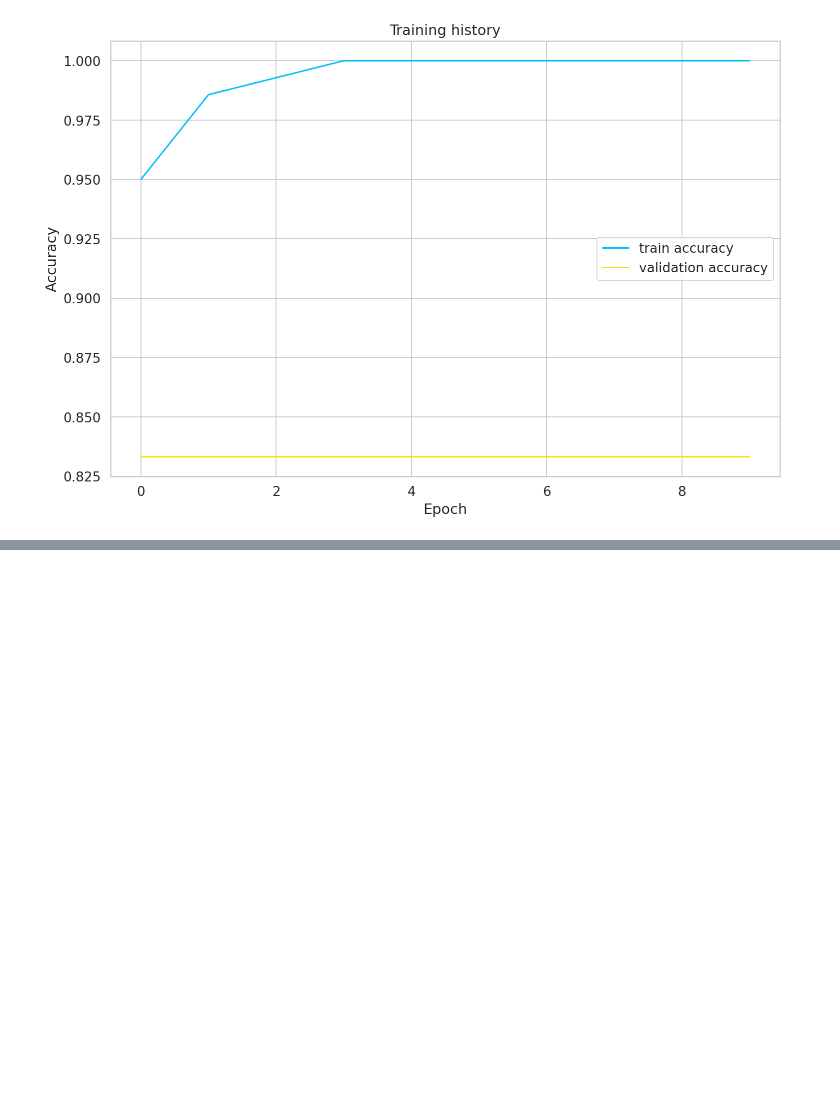
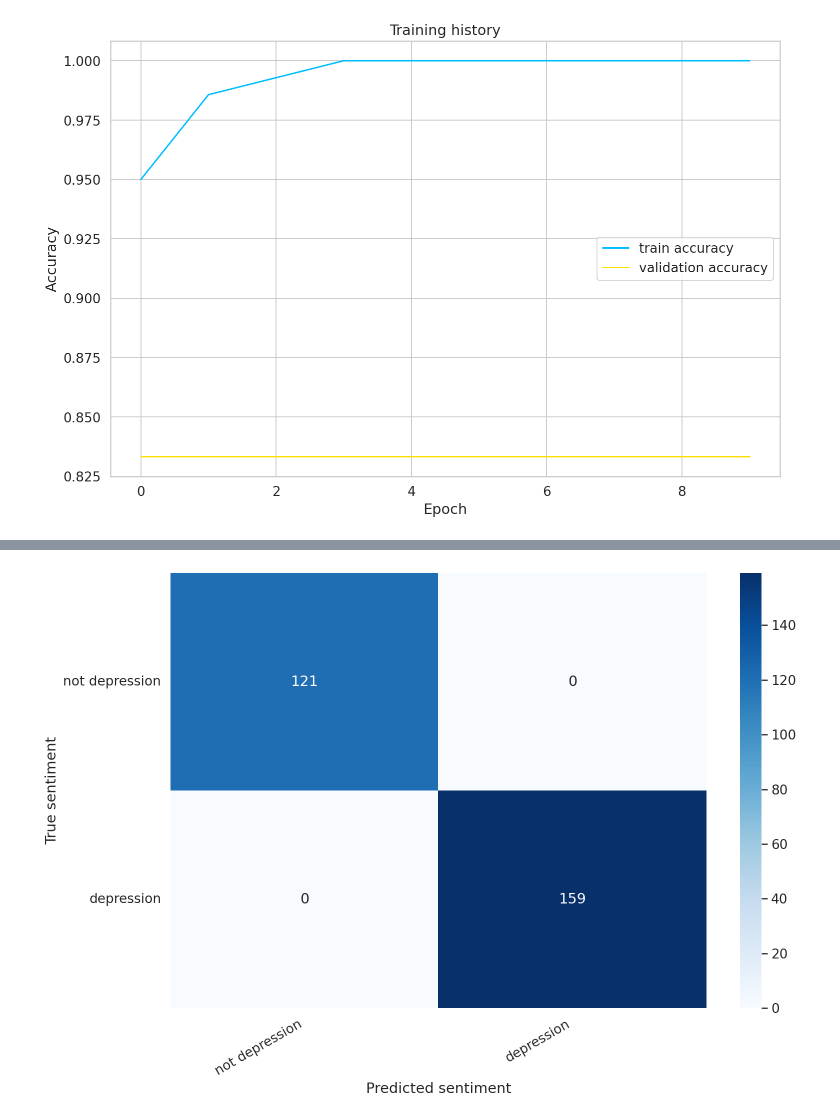
Before and after one commit to dpaul0501/DeepD-Exploring-linguistic-pattern-learned-by-Deep-Tech-for-Depression-Detection, a Jupyter notebook: Depression_Detection_Benchmark_2.ipynb, the cells around one changed output, grey strips where cells are left out. Drawn from its saved outputs; the diff is of its cells as text; code cells hidden in the pictures; blank space fills up the shorter version.

```diff
--- a/Depression_Detection_Benchmark_2.ipynb
+++ b/Depression_Detection_Benchmark_2.ipynb
@@ -625,0 +642,5 @@ plt.legend()
+# %%
+y_review_texts, y_pred, y_pred_probs, y_test = get_predictions(
+  model,
+  train_data_loader
+)
@@ -625,0 +658,6 @@ plt.legend()
+# %%
+cm = confusion_matrix(y_test, y_pred)
+df_cm = pd.DataFrame(cm, index=['not depression','depression'], columns=['not depression','depression'])
+show_confusion_matrix(df_cm)
+# %% [output]
+[figure, added]
```
Also changed, not shown: parts of 3 cells of this notebook.
